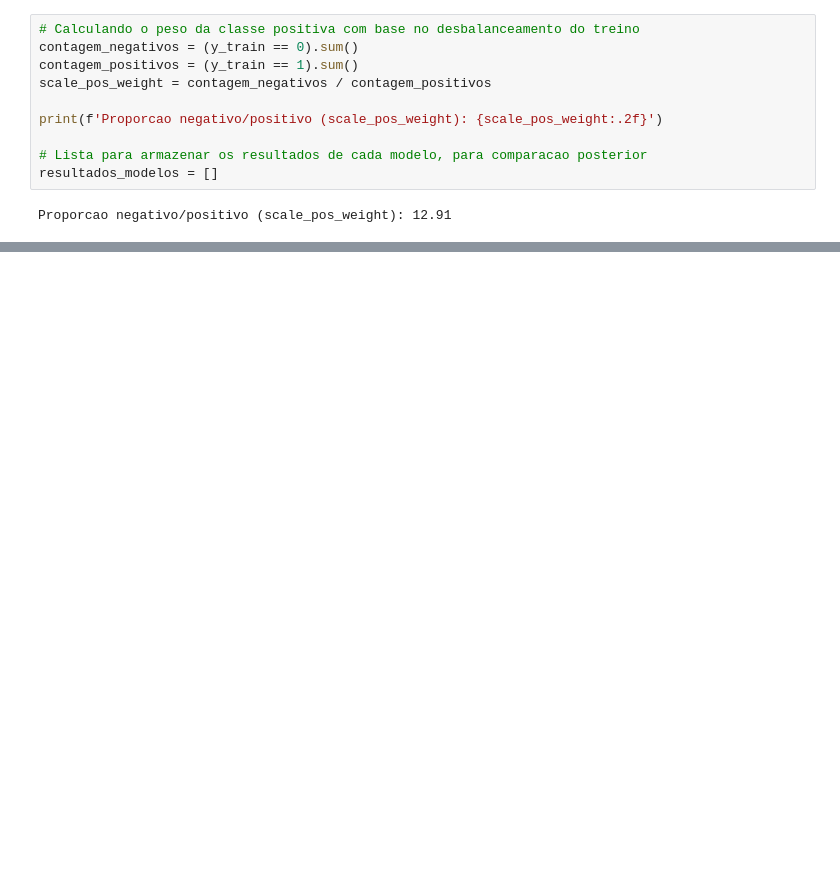
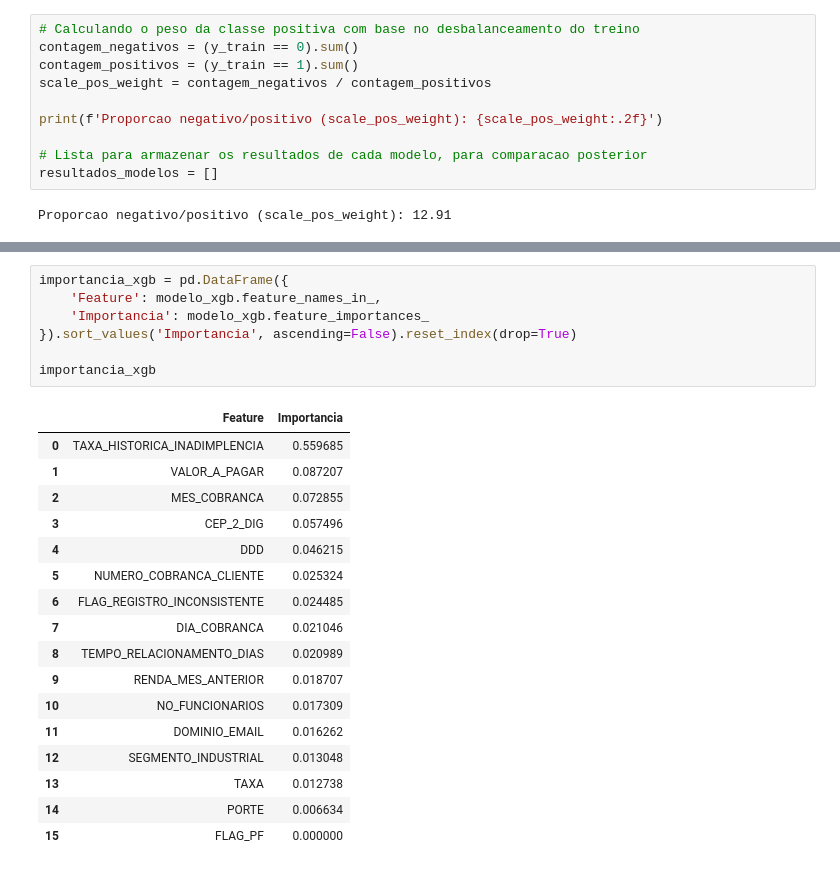
Before and after one commit to Gabverz/datarisk-case-ds-junior, a Jupyter notebook: notebooks/previsao_inadimplencia.ipynb, the cells around one changed output, grey strips where cells are left out. Cells and saved outputs as stored; diff of their text form; blank space fills up the shorter version.

```diff
--- a/notebooks/previsao_inadimplencia.ipynb
+++ b/notebooks/previsao_inadimplencia.ipynb
@@ -1001,0 +1036,25 @@ print(base_completa['FLAG_REGISTRO_INCONSISTENTE'].mean())
+# %%
+importancia_xgb = pd.DataFrame({
+    'Feature': modelo_xgb.feature_names_in_,
+    'Importancia': modelo_xgb.feature_importances_
+}).sort_values('Importancia', ascending=False).reset_index(drop=True)
+
+importancia_xgb
+# %% [output]
+|  | Feature | Importancia |
+| 0 | TAXA_HISTORICA_INADIMPLENCIA | 0.559685 |
+| 1 | VALOR_A_PAGAR | 0.087207 |
+| 2 | MES_COBRANCA | 0.072855 |
+| 3 | CEP_2_DIG | 0.057496 |
+| 4 | DDD | 0.046215 |
+| 5 | NUMERO_COBRANCA_CLIENTE | 0.025324 |
+| 6 | FLAG_REGISTRO_INCONSISTENTE | 0.024485 |
+| 7 | DIA_COBRANCA | 0.021046 |
+| 8 | TEMPO_RELACIONAMENTO_DIAS | 0.020989 |
+| 9 | RENDA_MES_ANTERIOR | 0.018707 |
+| 10 | NO_FUNCIONARIOS | 0.017309 |
+| 11 | DOMINIO_EMAIL | 0.016262 |
+| 12 | SEGMENTO_INDUSTRIAL | 0.013048 |
+| 13 | TAXA | 0.012738 |
+| 14 | PORTE | 0.006634 |
+| 15 | FLAG_PF | 0.000000 |
```
Also changed, not shown: parts of 10 cells of this notebook, 6 other files.
